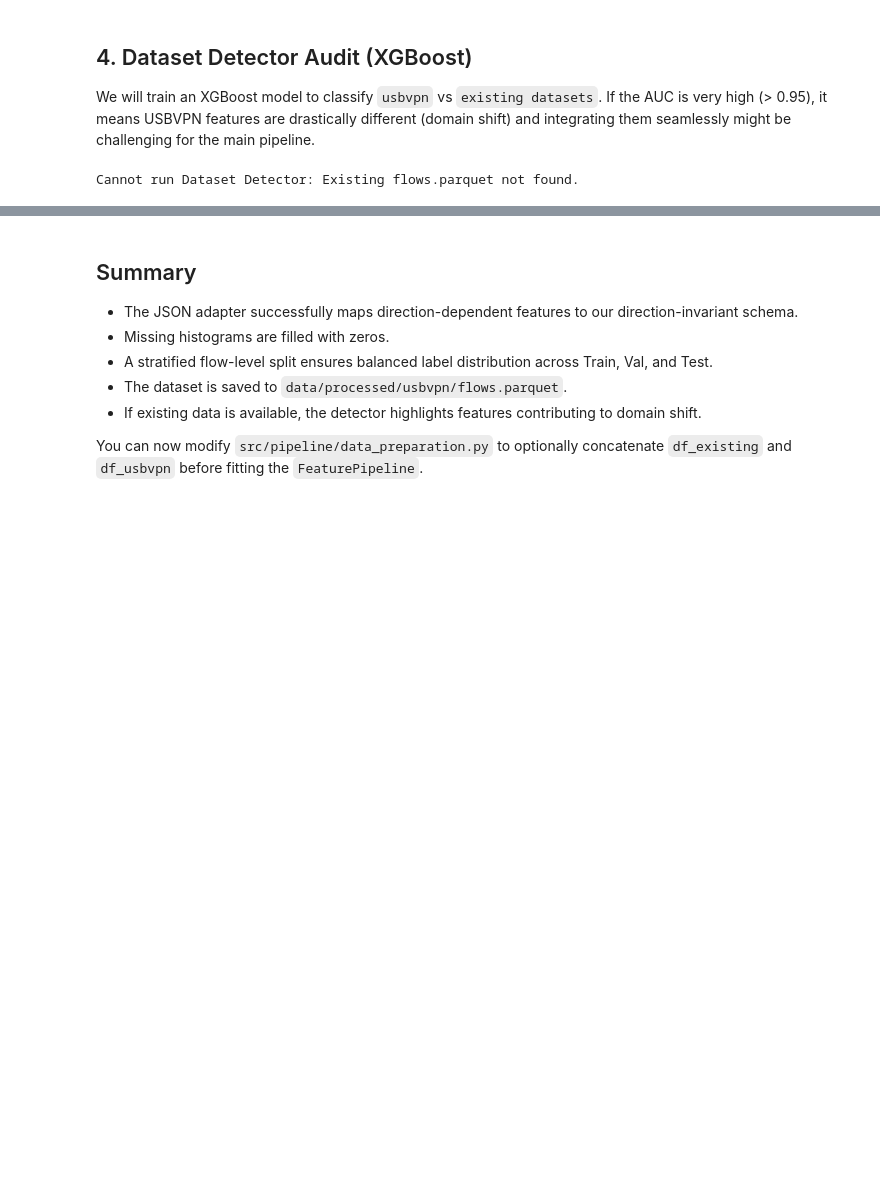
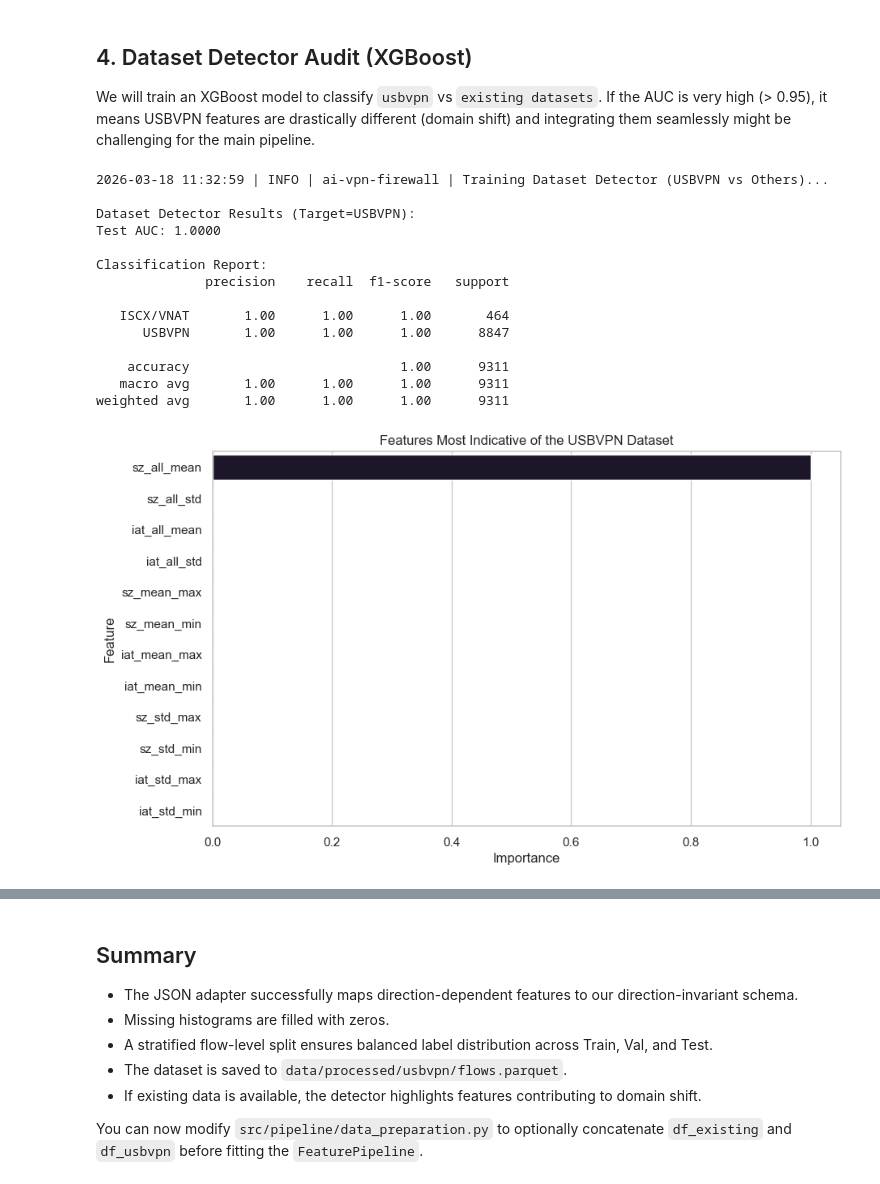
Before and after one commit to MalinaDumitrescu/ai-vpn-firewall, a Jupyter notebook: notebooks/09_usbvpn_integration.ipynb, the cells around one changed output, grey strips where cells are left out. Drawn from its saved outputs; the diff is of its cells as text; code cells hidden in the pictures; blank space fills up the shorter version.

Commit message:
analyzing usbvpn potential integration into the multi-domain

```diff
--- a/notebooks/09_usbvpn_integration.ipynb
+++ b/notebooks/09_usbvpn_integration.ipynb
@@ -393,7 +425,8 @@ if COMPARE_EXISTING and df_existing is not None:
     # Prepare data for dataset detector
     feature_cols = [
         "sz_all_mean", "sz_all_std", "iat_all_mean", "iat_all_std",
-        "sz_mean_max", "sz_mean_min", "iat_mean_max", "iat_mean_min"
+        "sz_mean_max", "sz_mean_min", "iat_mean_max", "iat_mean_min",
+        "sz_std_max", "sz_std_min", "iat_std_max", "iat_std_min"
     ]
 
     # Target: 1 if usbvpn, 0 if vnat/iscx
@@ -401,9 +434,15 @@ if COMPARE_EXISTING and df_existing is not None:
     df_usbvpn_split["is_usbvpn"] = 1
 
     # We use only 'train' splits for fitting the detector to avoid test set leakage
-    train_existing = df_existing[df_existing["split"] == "train"]
+    # If 'split' is missing in existing data (e.g. not prepared yet), we just use all of it
+    if "split" in df_existing.columns:
+        train_existing = df_existing[df_existing["split"] == "train"]
+        test_existing = df_existing[df_existing["split"] == "test"]
+    else:
+        # Fallback if split info isn't there yet
+        train_existing, test_existing = train_test_split(df_existing, test_size=0.3, random_state=42)
+
     train_usbvpn = df_usbvpn_split[df_usbvpn_split["split"] == "train"]
-    test_existing = df_existing[df_existing["split"] == "test"]
     test_usbvpn = df_usbvpn_split[df_usbvpn_split["split"] == "test"]
 
     df_det_train = pd.concat([train_existing, train_usbvpn], ignore_index=True)
@@ -437,32 +476,46 @@ if COMPARE_EXISTING and df_existing is not None:
     clf_detector.fit(X_tr, y_tr)
 
     p_te = clf_detector.predict_proba(X_te)[:, 1]
     y_pred = (p_te > 0.5).astype(int)
 
     auc = roc_auc_score(y_te, p_te)
 
     print("\nDataset Detector Results (Target=USBVPN):")
     print(f"Test AUC: {auc:.4f}")
     print("\nClassification Report:")
     print(classification_report(y_te, y_pred, target_names=["ISCX/VNAT", "USBVPN"]))
 
     # Feature Importance
     imp = pd.DataFrame({
         "Feature": feature_cols,
         "Importance": clf_detector.feature_importances_
     }).sort_values("Importance", ascending=False)
 
     plt.figure(figsize=(10, 6))
-    sns.barplot(data=imp, x="Importance", y="Feature", palette="rocket")
+    sns.barplot(data=imp, x="Importance", y="Feature", hue="Feature", palette="rocket", legend=False)
     plt.title("Features Most Indicative of the USBVPN Dataset")
     plt.show()
 
     if auc > 0.95:
         logger.warning("HIGH DOMAIN SHIFT DETECTED. The model can easily distinguish USBVPN from ISCX/VNAT.")
         logger.warning("Consider feature pruning or domain adaptation techniques in the main pipeline.")
     else:
         logger.info("Moderate domain shift. The datasets have overlapping feature spaces.")
 else:
     print("Cannot run Dataset Detector: Existing flows.parquet not found.")
 # %% [output]
-Cannot run Dataset Detector: Existing flows.parquet not found.
+2026-03-18 11:32:59 | INFO | ai-vpn-firewall | Training Dataset Detector (USBVPN vs Others)...
+
+Dataset Detector Results (Target=USBVPN):
+Test AUC: 1.0000
+
+Classification Report:
+              precision    recall  f1-score   support
+
+   ISCX/VNAT       1.00      1.00      1.00       464
+      USBVPN       1.00      1.00      1.00      8847
+
+    accuracy                           1.00      9311
+   macro avg       1.00      1.00      1.00      9311
+weighted avg       1.00      1.00      1.00      9311
+[figure, added]
```
Also changed, not shown: parts of 5 cells of this notebook.
